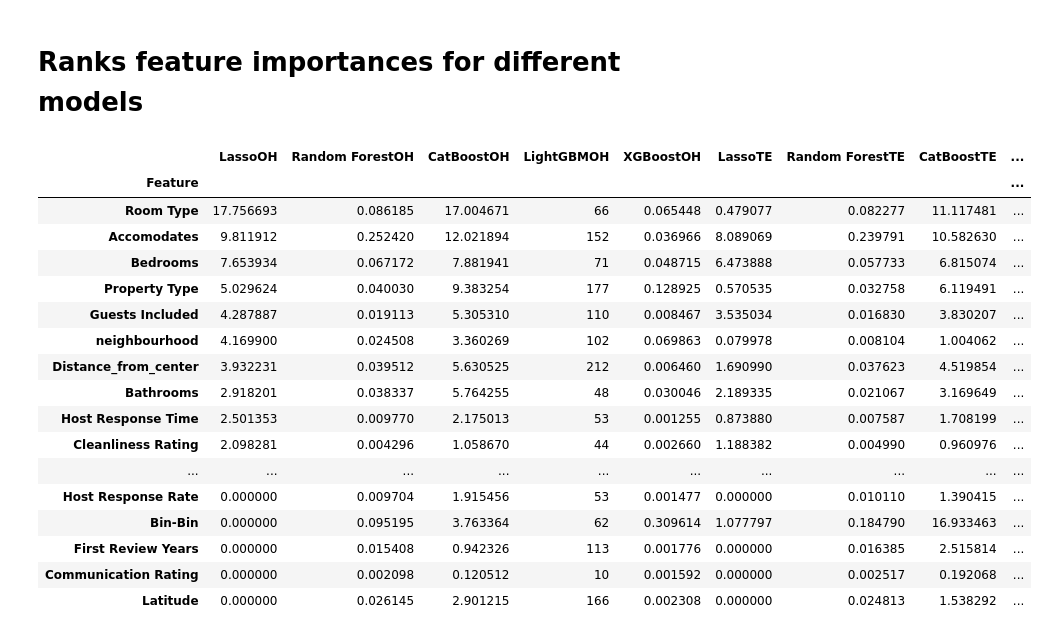
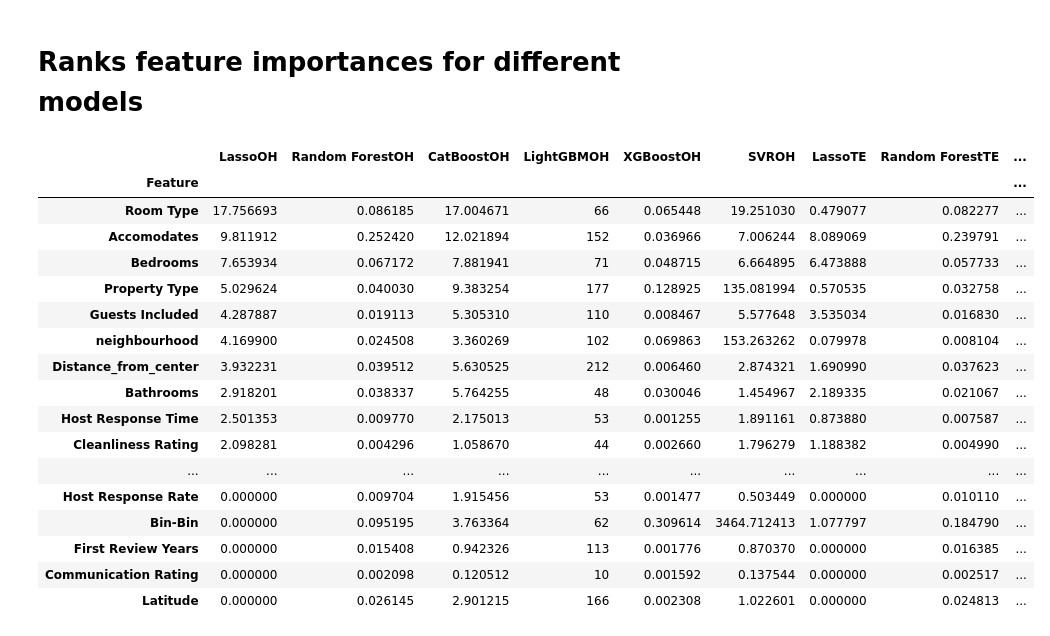
Before and after one commit to IlyaZutler/Cancer-Data, a Jupyter notebook: 7 Model Selection and Feature Importance2.ipynb, the cells around one changed output. Drawn from its saved outputs; the diff is of its cells as text; code cells hidden in the pictures.

```diff
--- a/7 Model Selection and Feature Importance2.ipynb
+++ b/7 Model Selection and Feature Importance2.ipynb
@@ -289,62 +289,70 @@ for i in range(feature_importance_onehot.shape[0]):
             feature_importance_onehot.iloc[i,6] = j
         if j in feature_importance_onehot.iloc[i,8]:
             feature_importance_onehot.iloc[i,8] = j
+        if j in feature_importance_onehot.iloc[i,10]:
+            feature_importance_onehot.iloc[i,10] = j
 # %%
 lasso_imp = feature_importance_onehot.iloc[:,1].groupby(feature_importance_onehot.iloc[:,0]).sum().sort_values(ascending=False)
 forest_imp = feature_importance_onehot.iloc[:,3].groupby(feature_importance_onehot.iloc[:,2]).sum().sort_values(ascending=False)
 CatB_imp = feature_importance_onehot.iloc[:,5].groupby(feature_importance_onehot.iloc[:,4]).sum().sort_values(ascending=False)
 lGBM_imp = feature_importance_onehot.iloc[:,7].groupby(feature_importance_onehot.iloc[:,6]).sum().sort_values(ascending=False)
 XGB_imp = feature_importance_onehot.iloc[:,9].groupby(feature_importance_onehot.iloc[:,8]).sum().sort_values(ascending=False)
+SVR_imp = feature_importance_onehot.iloc[:,11].groupby(feature_importance_onehot.iloc[:,10]).sum().sort_values(ascending=False)
 
 lasso_impTE = feature_importance_targetenc.iloc[:,1].groupby(feature_importance_targetenc.iloc[:,0]).sum().sort_values(ascending=False)
 forest_impTE = feature_importance_targetenc.iloc[:,3].groupby(feature_importance_targetenc.iloc[:,2]).sum().sort_values(ascending=False)
 CatB_impTE = feature_importance_targetenc.iloc[:,5].groupby(feature_importance_targetenc.iloc[:,4]).sum().sort_values(ascending=False)
 lGBM_impTE = feature_importance_targetenc.iloc[:,7].groupby(feature_importance_targetenc.iloc[:,6]).sum().sort_values(ascending=False)
 XGB_impTE = feature_importance_targetenc.iloc[:,9].groupby(feature_importance_targetenc.iloc[:,8]).sum().sort_values(ascending=False)
+SVR_impTE = feature_importance_targetenc.iloc[:,11].groupby(feature_importance_targetenc.iloc[:,10]).sum().sort_values(ascending=False)
 
 merged_imp = pd.merge(lasso_imp, forest_imp, left_on='Feature', right_on='Feature', how='left')
 merged_imp = pd.merge(merged_imp, CatB_imp, left_on='Feature', right_on='Feature', how='left')
 merged_imp = pd.merge(merged_imp, lGBM_imp, left_on='Feature', right_on='Feature', how='left')
 merged_imp = pd.merge(merged_imp, XGB_imp, left_on='Feature', right_on='Feature', how='left')
+merged_imp = pd.merge(merged_imp, SVR_imp, left_on='Feature', right_on='Feature', how='left')
 
 merged_imp = pd.merge(merged_imp, lasso_impTE, left_on='Feature', right_on='Feature', how='left')
 merged_imp = pd.merge(merged_imp, forest_impTE, left_on='Feature', right_on='Feature', how='left')
 merged_imp = pd.merge(merged_imp, CatB_impTE, left_on='Feature', right_on='Feature', how='left')
 merged_imp = pd.merge(merged_imp, lGBM_impTE, left_on='Feature', right_on='Feature', how='left')
 merged_imp = pd.merge(merged_imp, XGB_impTE, left_on='Feature', right_on='Feature', how='left')
+merged_imp = pd.merge(merged_imp, SVR_impTE, left_on='Feature', right_on='Feature', how='left')
 
 merged_imp['Lasso RankOH'] = merged_imp['LassoOH'].rank(ascending=False)
 merged_imp['Random Forest RankOH'] = merged_imp['Random ForestOH'].rank(ascending=False)
 merged_imp['CatBoost RankOH'] = merged_imp['CatBoostOH'].rank(ascending=False)
 merged_imp['LightGBM RankOH'] = merged_imp['LightGBMOH'].rank(ascending=False)
 merged_imp['XGBoost RankOH'] = merged_imp['XGBoostOH'].rank(ascending=False)
+merged_imp['SVR RankOH'] = merged_imp['SVROH'].rank(ascending=False)
 
 merged_imp['Lasso RankTE'] = merged_imp['LassoTE'].rank(ascending=False)
 merged_imp['Random Forest RankTE'] = merged_imp['Random ForestTE'].rank(ascending=False)
 merged_imp['CatBoost RankTE'] = merged_imp['CatBoostTE'].rank(ascending=False)
 merged_imp['LightGBM RankTE'] = merged_imp['LightGBMTE'].rank(ascending=False)
 merged_imp['XGBoost RankTE'] = merged_imp['XGBoostTE'].rank(ascending=False)
+merged_imp['SVR RankTE'] = merged_imp['SVRTE'].rank(ascending=False)
 
 merged_imp
 # %% [output]
-|  | LassoOH | Random ForestOH | CatBoostOH | LightGBMOH | XGBoostOH | LassoTE | Random ForestTE | CatBoostTE | ... |
+|  | LassoOH | Random ForestOH | CatBoostOH | LightGBMOH | XGBoostOH | SVROH | LassoTE | Random ForestTE | ... |
 | Feature |  |  |  |  |  |  |  |  | ... |
-| Room Type | 17.756693 | 0.086185 | 17.004671 | 66 | 0.065448 | 0.479077 | 0.082277 | 11.117481 | ... |
-| Accomodates | 9.811912 | 0.252420 | 12.021894 | 152 | 0.036966 | 8.089069 | 0.239791 | 10.582630 | ... |
-| Bedrooms | 7.653934 | 0.067172 | 7.881941 | 71 | 0.048715 | 6.473888 | 0.057733 | 6.815074 | ... |
-| Property Type | 5.029624 | 0.040030 | 9.383254 | 177 | 0.128925 | 0.570535 | 0.032758 | 6.119491 | ... |
-| Guests Included | 4.287887 | 0.019113 | 5.305310 | 110 | 0.008467 | 3.535034 | 0.016830 | 3.830207 | ... |
-| neighbourhood | 4.169900 | 0.024508 | 3.360269 | 102 | 0.069863 | 0.079978 | 0.008104 | 1.004062 | ... |
-| Distance_from_center | 3.932231 | 0.039512 | 5.630525 | 212 | 0.006460 | 1.690990 | 0.037623 | 4.519854 | ... |
-| Bathrooms | 2.918201 | 0.038337 | 5.764255 | 48 | 0.030046 | 2.189335 | 0.021067 | 3.169649 | ... |
-| Host Response Time | 2.501353 | 0.009770 | 2.175013 | 53 | 0.001255 | 0.873880 | 0.007587 | 1.708199 | ... |
-| Cleanliness Rating | 2.098281 | 0.004296 | 1.058670 | 44 | 0.002660 | 1.188382 | 0.004990 | 0.960976 | ... |
+| Room Type | 17.756693 | 0.086185 | 17.004671 | 66 | 0.065448 | 19.251030 | 0.479077 | 0.082277 | ... |
+| Accomodates | 9.811912 | 0.252420 | 12.021894 | 152 | 0.036966 | 7.006244 | 8.089069 | 0.239791 | ... |
+| Bedrooms | 7.653934 | 0.067172 | 7.881941 | 71 | 0.048715 | 6.664895 | 6.473888 | 0.057733 | ... |
+| Property Type | 5.029624 | 0.040030 | 9.383254 | 177 | 0.128925 | 135.081994 | 0.570535 | 0.032758 | ... |
+| Guests Included | 4.287887 | 0.019113 | 5.305310 | 110 | 0.008467 | 5.577648 | 3.535034 | 0.016830 | ... |
+| neighbourhood | 4.169900 | 0.024508 | 3.360269 | 102 | 0.069863 | 153.263262 | 0.079978 | 0.008104 | ... |
+| Distance_from_center | 3.932231 | 0.039512 | 5.630525 | 212 | 0.006460 | 2.874321 | 1.690990 | 0.037623 | ... |
+| Bathrooms | 2.918201 | 0.038337 | 5.764255 | 48 | 0.030046 | 1.454967 | 2.189335 | 0.021067 | ... |
+| Host Response Time | 2.501353 | 0.009770 | 2.175013 | 53 | 0.001255 | 1.891161 | 0.873880 | 0.007587 | ... |
+| Cleanliness Rating | 2.098281 | 0.004296 | 1.058670 | 44 | 0.002660 | 1.796279 | 1.188382 | 0.004990 | ... |
 | ... | ... | ... | ... | ... | ... | ... | ... | ... | ... |
-| Host Response Rate | 0.000000 | 0.009704 | 1.915456 | 53 | 0.001477 | 0.000000 | 0.010110 | 1.390415 | ... |
-| Bin-Bin | 0.000000 | 0.095195 | 3.763364 | 62 | 0.309614 | 1.077797 | 0.184790 | 16.933463 | ... |
-| First Review Years | 0.000000 | 0.015408 | 0.942326 | 113 | 0.001776 | 0.000000 | 0.016385 | 2.515814 | ... |
-| Communication Rating | 0.000000 | 0.002098 | 0.120512 | 10 | 0.001592 | 0.000000 | 0.002517 | 0.192068 | ... |
-| Latitude | 0.000000 | 0.026145 | 2.901215 | 166 | 0.002308 | 0.000000 | 0.024813 | 1.538292 | ... |
+| Host Response Rate | 0.000000 | 0.009704 | 1.915456 | 53 | 0.001477 | 0.503449 | 0.000000 | 0.010110 | ... |
+| Bin-Bin | 0.000000 | 0.095195 | 3.763364 | 62 | 0.309614 | 3464.712413 | 1.077797 | 0.184790 | ... |
+| First Review Years | 0.000000 | 0.015408 | 0.942326 | 113 | 0.001776 | 0.870370 | 0.000000 | 0.016385 | ... |
+| Communication Rating | 0.000000 | 0.002098 | 0.120512 | 10 | 0.001592 | 0.137544 | 0.000000 | 0.002517 | ... |
+| Latitude | 0.000000 | 0.026145 | 2.901215 | 166 | 0.002308 | 1.022601 | 0.000000 | 0.024813 | ... |
 # %%
 # Выберите столбцы для корреляции
 rank_columns = ['Lasso RankOH', 'Random Forest RankOH', 'CatBoost RankOH',
```
Also changed, not shown: parts of 1 cell of this notebook.
